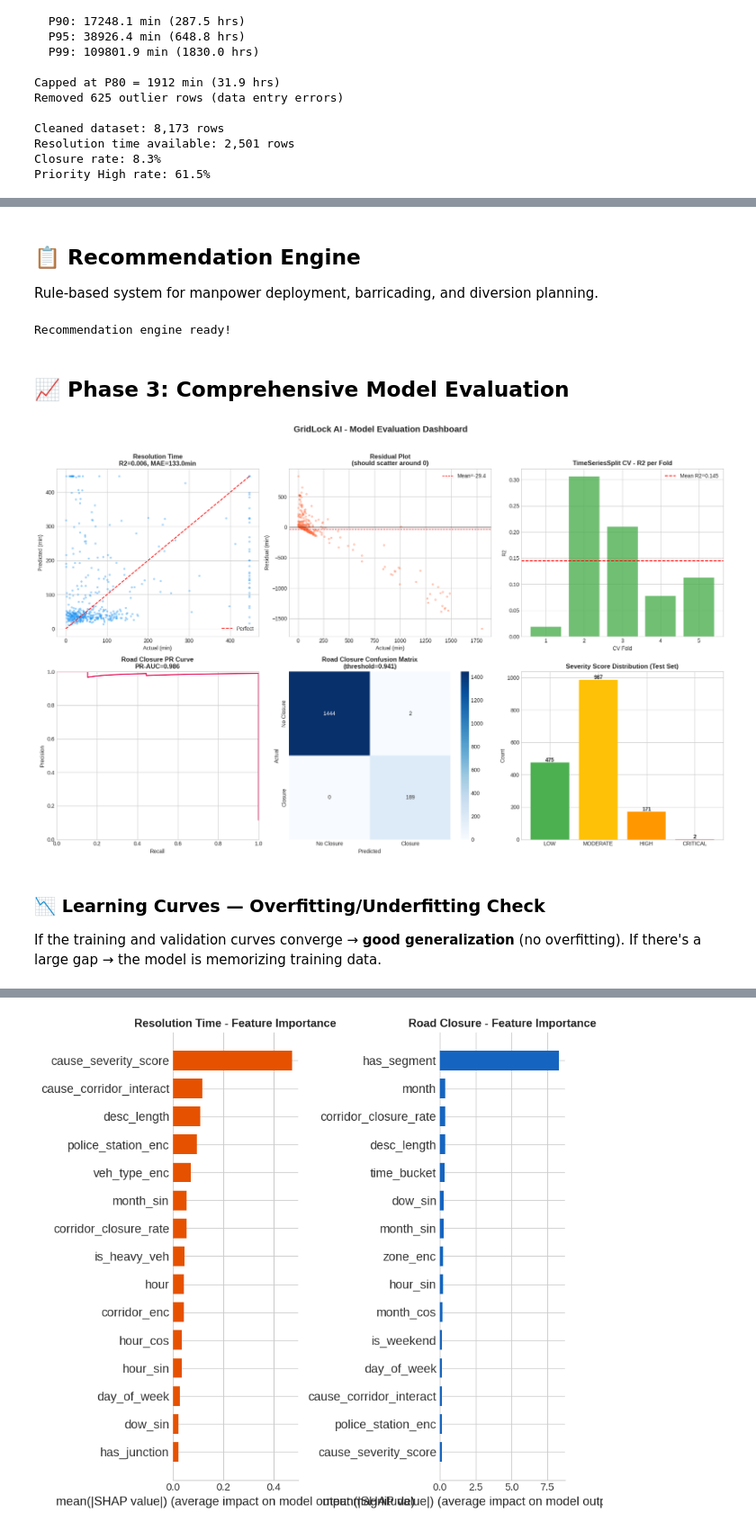
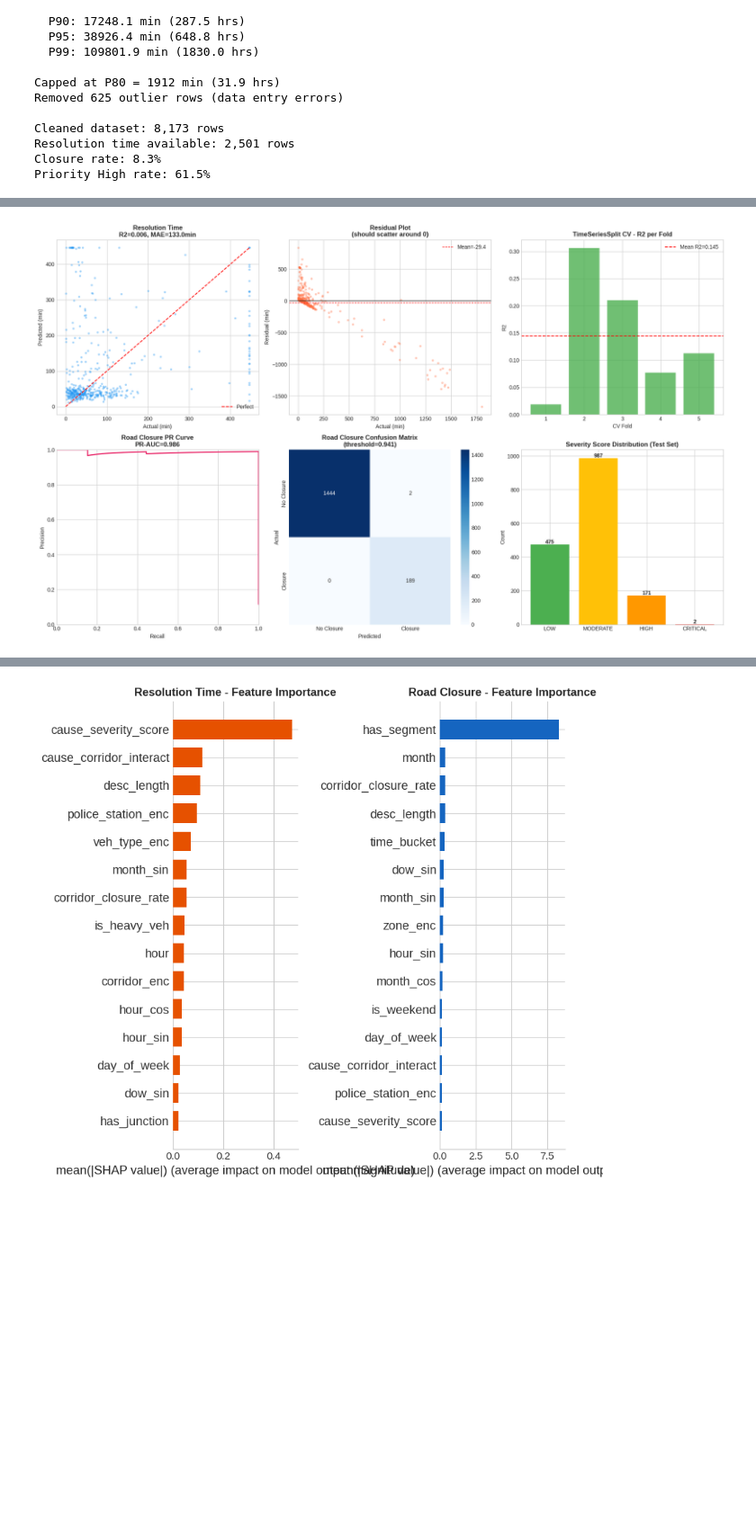
Before and after one commit to habibsibtain/gridlock, a Jupyter notebook: notebook/CREST.ipynb, the cells around one changed output, grey strips where cells are left out. Shown at 90% size. Saved outputs shown, nothing was run; the diff lists cells and outputs as text; code cells hidden in the pictures; blank space fills up the shorter version.

```diff
--- a/notebook/CREST.ipynb
+++ b/notebook/CREST.ipynb
@@ -266,7 +204,7 @@ Critical: All aggregate features (corridor closure rate, cause severity score) a
 # %%
 CATEGORICAL_COLS = ['event_cause','event_type','corridor','zone','police_station','veh_type']
 
-# Core feature columns (without leak-prone aggregates)
+# Core feature columns
 FEATURE_COLS_BASE = [
     'event_cause_enc','event_type_enc','corridor_enc','zone_enc',
     'police_station_enc','veh_type_enc',
@@ -277,7 +215,7 @@ FEATURE_COLS_BASE = [
     'desc_length',
 ]
 
-# Full feature columns (including aggregate features computed per-split)
+# Full feature columns
 FEATURE_COLS_FULL = FEATURE_COLS_BASE + [
     'corridor_closure_rate',
     'cause_severity_score',
@@ -293,10 +231,6 @@ def encode_categoricals(df):
     return df, encoders
 
 def add_aggregate_features(df_train, df_test=None):
-    """
-    Compute aggregate features FROM TRAINING DATA ONLY,
-    then map to both train and test. This prevents target leakage.
-    """
     # Corridor closure rate
     corr_rate = df_train.groupby('corridor')['closure_bin'].mean()
     default_corr = corr_rate.mean()
@@ -340,6 +274,3 @@ def add_aggregate_features(df_train, df_test=None):
 
 # Encode categoricals
 df, encoders = encode_categoricals(df)
-print(f"Encoded {len(CATEGORICAL_COLS)} categorical columns")
-print(f"Base features: {len(FEATURE_COLS_BASE)}")
-print(f"Full features (with aggregates): {len(FEATURE_COLS_FULL)}")
@@ -750,7 +621,3 @@ Severity scorer ready!
-# %% [markdown]
-## 📋 Recommendation Engine
-
-Rule-based system for manpower deployment, barricading, and diversion planning.
 # %%
 MANPOWER_TABLE = {
     ("public_event",    "High"): (12, 8,  "Deploy 2 traffic control units + crowd barriers"),
@@ -840,15 +707,8 @@ def generate_recommendation(event_cause, priority, corridor, closure_predicted,
             "Notify event organiser for crowd management",
         ]
     }
-
-print("Recommendation engine ready!")
-# %% [output]
-Recommendation engine ready!
-# %% [markdown]
-## 📈 Phase 3: Comprehensive Model Evaluation
 # %%
 fig, axes = plt.subplots(2, 3, figsize=(18, 11))
-fig.suptitle('GridLock AI - Model Evaluation Dashboard', fontsize=16, fontweight='bold', y=1.02)
 
 # 1. Resolution: Actual vs Predicted
 ax = axes[0, 0]
@@ -898,39 +758,34 @@ ax.set_title(f'Road Closure PR Curve\nPR-AUC={clos_result["metrics"]["pr_auc"]:.
 ax.set_xlim(0, 1)
 ax.set_ylim(0, 1)
 
 # 5. Closure: Confusion Matrix
 ax = axes[1, 1]
 cm = confusion_matrix(clos_result['test_data']['y_test'], clos_result['test_data']['preds'])
 sns.heatmap(cm, annot=True, fmt='d', cmap='Blues', ax=ax,
             xticklabels=['No Closure','Closure'],
             yticklabels=['No Closure','Closure'])
 ax.set_xlabel('Predicted')
 ax.set_ylabel('Actual')
 ax.set_title(f'Road Closure Confusion Matrix\n(threshold={clos_result["threshold"]:.3f})', fontweight='bold')
 
 # 6. Severity Distribution
 ax = axes[1, 2]
 sev_data = df_test_full['severity_score']
 colors_map = {'CRITICAL': '#F44336', 'HIGH': '#FF9800', 'MODERATE': '#FFC107', 'LOW': '#4CAF50'}
 sev_labels_ordered = ['LOW','MODERATE','HIGH','CRITICAL']
 sev_counts = [labels.count(l) for l in sev_labels_ordered]
 bars = ax.bar(sev_labels_ordered, sev_counts,
               color=[colors_map[l] for l in sev_labels_ordered])
 ax.set_title('Severity Score Distribution (Test Set)', fontweight='bold')
 ax.set_ylabel('Count')
 for bar, count in zip(bars, sev_counts):
     ax.text(bar.get_x() + bar.get_width()/2, bar.get_height() + 5,
             str(count), ha='center', fontweight='bold')
 
 plt.tight_layout()
 plt.show()
 # %% [output]
-[figure, old version]
+[figure, new version]
-# %% [markdown]
-### 📉 Learning Curves — Overfitting/Underfitting Check
-
-If the training and validation curves converge → **good generalization** (no overfitting).
-If there's a large gap → the model is memorizing training data.
 # %%
 fig, axes = plt.subplots(1, 2, figsize=(14, 5))
 
```
Also changed, not shown: parts of 29 cells of this notebook, 1 other file.
